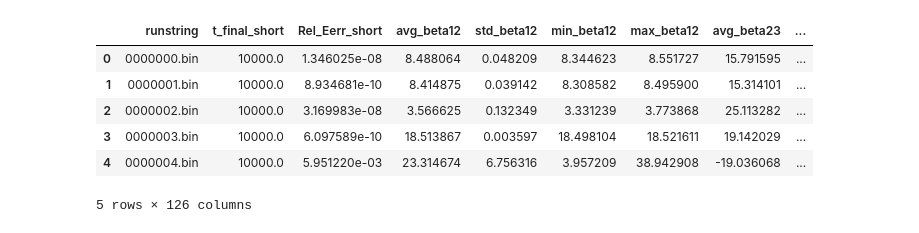
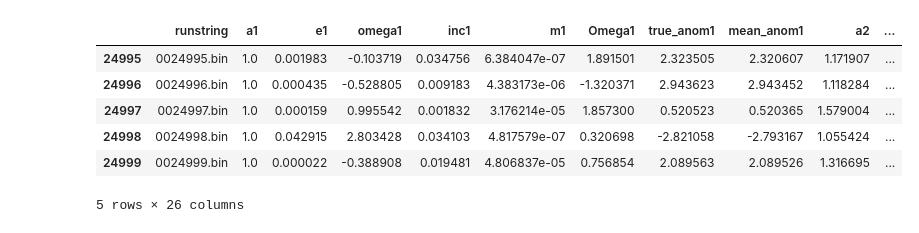
Before and after one commit to silburt/astrostats_workshop, a Jupyter notebook: Stability_Workbook.ipynb, the cells around one changed output. Cells and saved outputs as stored; diff of their text form; code cells hidden in the pictures.

```diff
--- a/Stability_Workbook.ipynb
+++ b/Stability_Workbook.ipynb
@@ -6,11 +30,11 @@ import matplotlib.pyplot as plt
 # %%
-df = pd.read_csv('Stability_Data_March2018.csv', index_col=0)
-df.head()
+df = pd.read_csv('Stability_Data_inial_conditions.csv', index_col=0)
+df.tail()
 # %% [output]
-|  | runstring | t_final_short | Rel_Eerr_short | avg_beta12 | std_beta12 | min_beta12 | max_beta12 | avg_beta23 | ... |
-| 0 | 0000000.bin | 10000.0 | 1.346025e-08 | 8.488064 | 0.048209 | 8.344623 | 8.551727 | 15.791595 | ... |
-| 1 | 0000001.bin | 10000.0 | 8.934681e-10 | 8.414875 | 0.039142 | 8.308582 | 8.495900 | 15.314101 | ... |
-| 2 | 0000002.bin | 10000.0 | 3.169983e-08 | 3.566625 | 0.132349 | 3.331239 | 3.773868 | 25.113282 | ... |
-| 3 | 0000003.bin | 10000.0 | 6.097589e-10 | 18.513867 | 0.003597 | 18.498104 | 18.521611 | 19.142029 | ... |
-| 4 | 0000004.bin | 10000.0 | 5.951220e-03 | 23.314674 | 6.756316 | 3.957209 | 38.942908 | -19.036068 | ... |
+|  | runstring | a1 | e1 | omega1 | inc1 | m1 | Omega1 | true_anom1 | mean_anom1 | a2 | ... |
+| 24995 | 0024995.bin | 1.0 | 0.001983 | -0.103719 | 0.034756 | 6.384047e-07 | 1.891501 | 2.323505 | 2.320607 | 1.171907 | ... |
+| 24996 | 0024996.bin | 1.0 | 0.000435 | -0.528805 | 0.009183 | 4.383173e-06 | -1.320371 | 2.943623 | 2.943452 | 1.118284 | ... |
+| 24997 | 0024997.bin | 1.0 | 0.000159 | 0.995542 | 0.001832 | 3.176214e-05 | 1.857300 | 0.520523 | 0.520365 | 1.579004 | ... |
+| 24998 | 0024998.bin | 1.0 | 0.042915 | 2.803428 | 0.034103 | 4.817579e-07 | 0.320698 | -2.821058 | -2.793167 | 1.055424 | ... |
+| 24999 | 0024999.bin | 1.0 | 0.000022 | -0.388908 | 0.019481 | 4.806837e-05 | 0.756854 | 2.089563 | 2.089526 | 1.316695 | ... |
-5 rows × 126 columns
+5 rows × 26 columns
```
Also changed, not shown: parts of 23 cells of this notebook.
